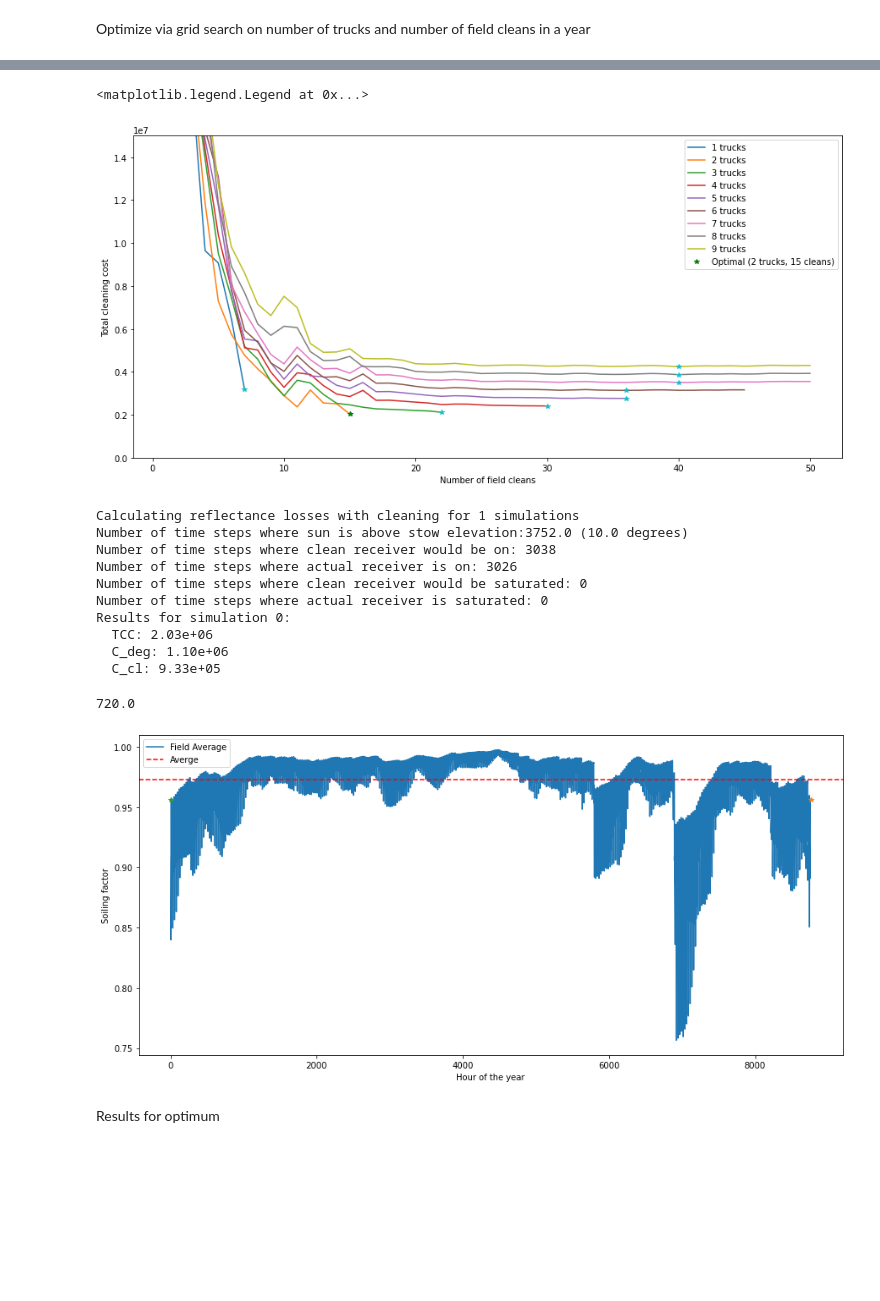
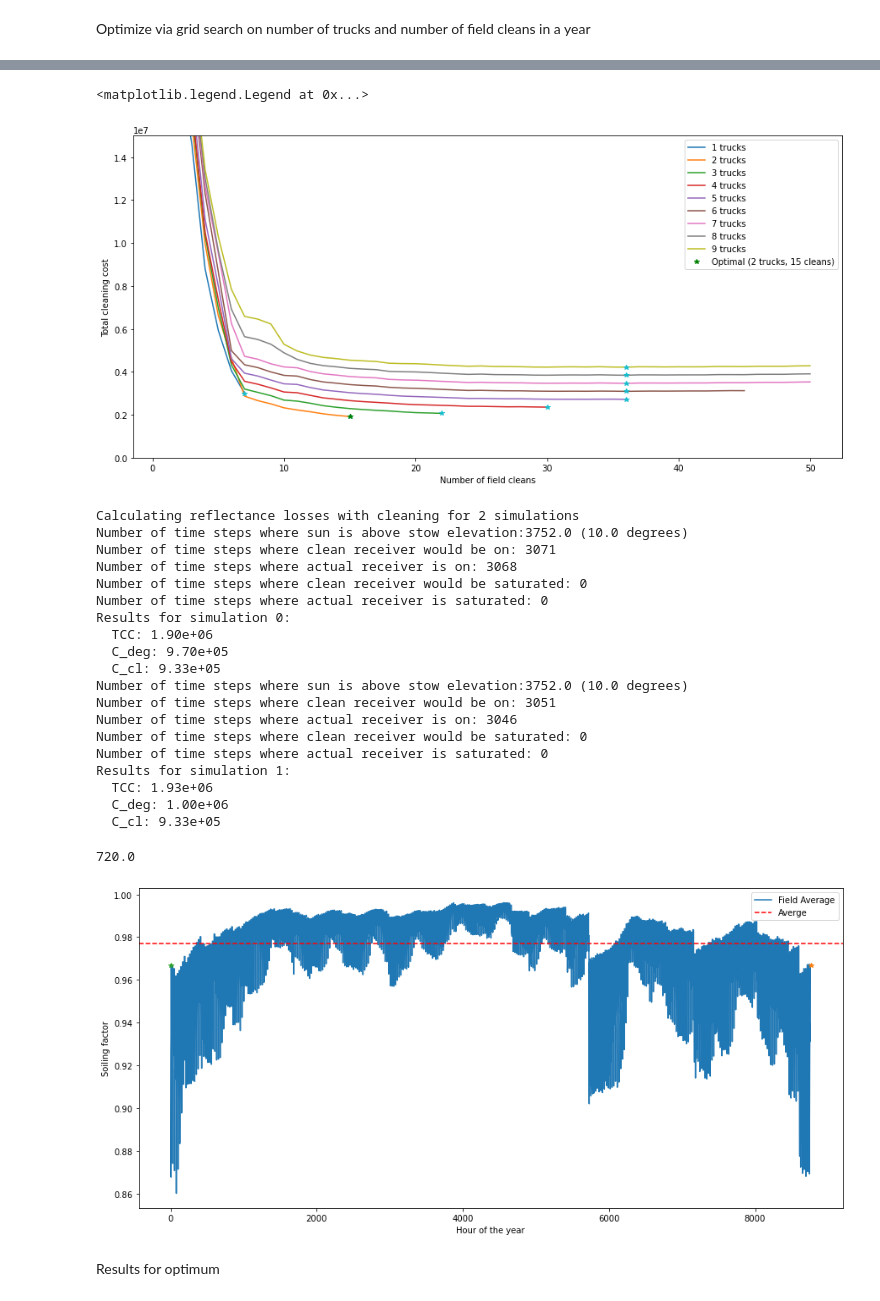
Before and after one commit to cholette/HelioSoil, a Jupyter notebook: heuristic_optimization.ipynb, the cells around one changed output, grey strips where cells are left out. Cells and saved outputs as stored; diff of their text form; code cells hidden in the pictures; blank space fills up the shorter version.

```diff
--- a/heuristic_optimization.ipynb
+++ b/heuristic_optimization.ipynb
@@ -7,8 +7,8 @@ import numpy as np
 from matplotlib import (rcParams,dates,colors)
 rcParams['figure.figsize'] = (15, 7)
 # %%
-params = "data/parameters.xlsx"
-weather = 'data/woomera_data.xlsx'
+params = 'data/parameters.xlsx'
+historical_files = ['data/woomera_data.xlsx']  # could have multiple files here
 SF = 'data/SF_woomera_SolarPILOT.csv'            # solar field of 48 sectors located in Woomera
 climate_file = 'data/woomera_location_modified.epw'
 n_az = 8        # number of azimuth partitions for the field sectors
@@ -17,3 +17,5 @@ n_sol_az = 10   # number of solar azimuth angles for the efficiency lookup table
 n_sol_el = 10   # number of solar elevation angles for the efficiency lookup table
 second_surface = False # second_surface = False uses a first-surface model for the reflectance loss
 number_of_sectors_cleaned_per_truck = 1 # number of sectors cleaned in a day by one truck
+dust_type = "PM10"
+num_samples = 2 # None for using the historical data directly
@@ -19,0 +24,7 @@ number_of_sectors_cleaned_per_truck = 1 # number of sectors cleaned in a day by
+# %%
+if num_samples != None:
+    sm.sample_simulation_inputs(historical_files,sheet_name="Weather",\
+        N_sample_years=num_samples,output_file_format="data/sample_{0:d}.xlsx")
+    weather_files = ["data/sample_"+str(ii)+".xlsx" for ii in range(num_samples)]
+else:
+    weather_files = historical_files
@@ -21,9 +35,8 @@ number_of_sectors_cleaned_per_truck = 1 # number of sectors cleaned in a day by
 Build soiling model, import inputs, and sectorize the field
 # %%
 sec = (n_rad,n_az)
-opt = sm.cleaning_optimisation(params,SF,weather,climate_file,sec,dust_type="PM10",\
+opt = sm.cleaning_optimisation(params,SF,weather_files,climate_file,sec,dust_type=dust_type,\
     second_surface=second_surface,n_az=n_sol_az,n_el=n_sol_el)
-sim_data = sm.simulation_inputs(weather,dust_type="PM10")
 opt.field_model.helios.sector_plot()
 # %% [output]
 Importing constants
@@ -73,14 +86,14 @@ for ii in range(len(Nt)):
     for jj in range(len(Nc)):
         n_cleans = Nc[jj]
         print("Simulating {0:d} trucks with {1:d} cleans".format(n_trucks,n_cleans))
-        results = opt.compute_total_cleaning_costs(sim_data,n_trucks,n_cleans,\
+        results = opt.compute_total_cleaning_costs(n_trucks,n_cleans,\
             n_sectors_per_truck=number_of_sectors_cleaned_per_truck,verbose=False)
         number_of_cleaning_finishes = results['cleaning_actions'][0].sum(axis=1)[-1]
         if  number_of_cleaning_finishes < n_cleans:
             print("Cleans maxed out")
             break
         else:
-            TCC[ii,jj] = results['total_cleaning_costs']
+            TCC[ii,jj] = results['total_cleaning_costs'].mean()
 # %% [output]
 Simulating 1 trucks with 1 cleans
 Simulating 1 trucks with 2 cleans
@@ -121,34 +134,43 @@ ax.set_ylim((0,15e6))
 ax.legend()
 # %% [output]
 <matplotlib.legend.Legend at 0x...>
-[figure, old version]
+[figure, new version]
 # %%
-results_opt = opt.compute_total_cleaning_costs(sim_data,r+1,c+1,\
+results_opt = opt.compute_total_cleaning_costs(r+1,c+1,\
     n_sectors_per_truck=number_of_sectors_cleaned_per_truck,verbose=True)
 nh,nt = results['soiling_factor'][0].shape
 fig,ax = plt.subplots()
 sf = results['soiling_factor'][0]
 ax.plot(sf.mean(axis=0),label="Field Average")
 ax.plot(nt-1,sf[:,0].mean(),'*')
 ax.plot(0,sf[:,-1].mean(),'*')
 ax.axhline(y=sf.mean(),color='red',ls='--',label="Averge")
 ax.set_xlabel("Hour of the year")
 ax.set_ylabel("Soiling factor")
 ax.legend()
 results_opt['cleaning_actions'][0].sum()
 # %% [output]
-Calculating reflectance losses with cleaning for 1 simulations
+Calculating reflectance losses with cleaning for 2 simulations
 Number of time steps where sun is above stow elevation:3752.0 (10.0 degrees)
-Number of time steps where clean receiver would be on: 3038
-Number of time steps where actual receiver is on: 3026
+Number of time steps where clean receiver would be on: 3071
+Number of time steps where actual receiver is on: 3068
 Number of time steps where clean receiver would be saturated: 0
 Number of time steps where actual receiver is saturated: 0
 Results for simulation 0:
-  TCC: 2.03e+06
-  C_deg: 1.10e+06
+  TCC: 1.90e+06
+  C_deg: 9.70e+05
   C_cl: 9.33e+05
+Number of time steps where sun is above stow elevation:3752.0 (10.0 degrees)
+Number of time steps where clean receiver would be on: 3051
+Number of time steps where actual receiver is on: 3046
+Number of time steps where clean receiver would be saturated: 0
+Number of time steps where actual receiver is saturated: 0
+Results for simulation 1:
+  TCC: 1.93e+06
+  C_deg: 1.00e+06
+  C_cl: 9.33e+05
 720.0
-[figure, old version]
+[figure, new version]
 # %% [markdown]
 Results for optimum
 # %%
```
Also changed, not shown: parts of 6 cells of this notebook, 1 other file.
